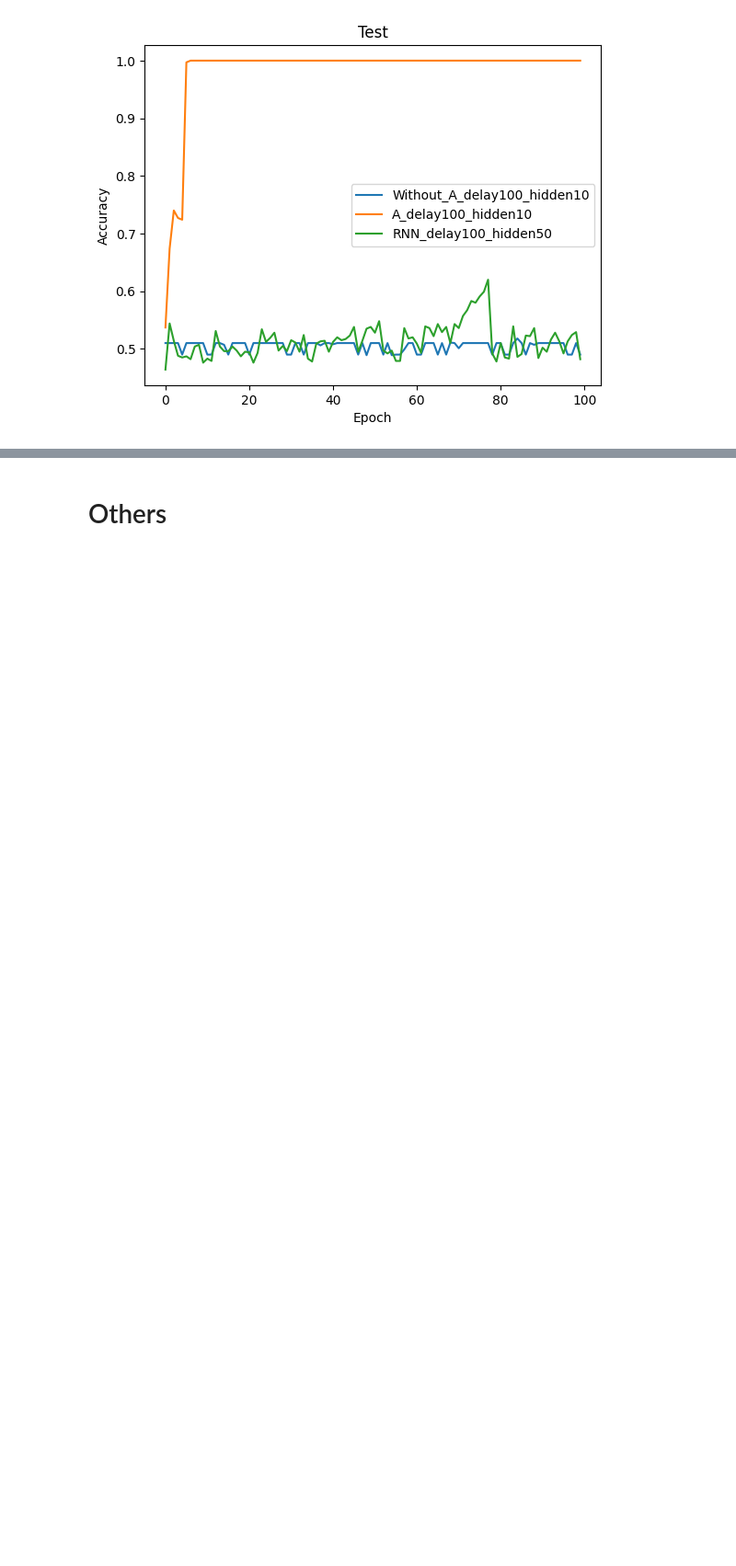
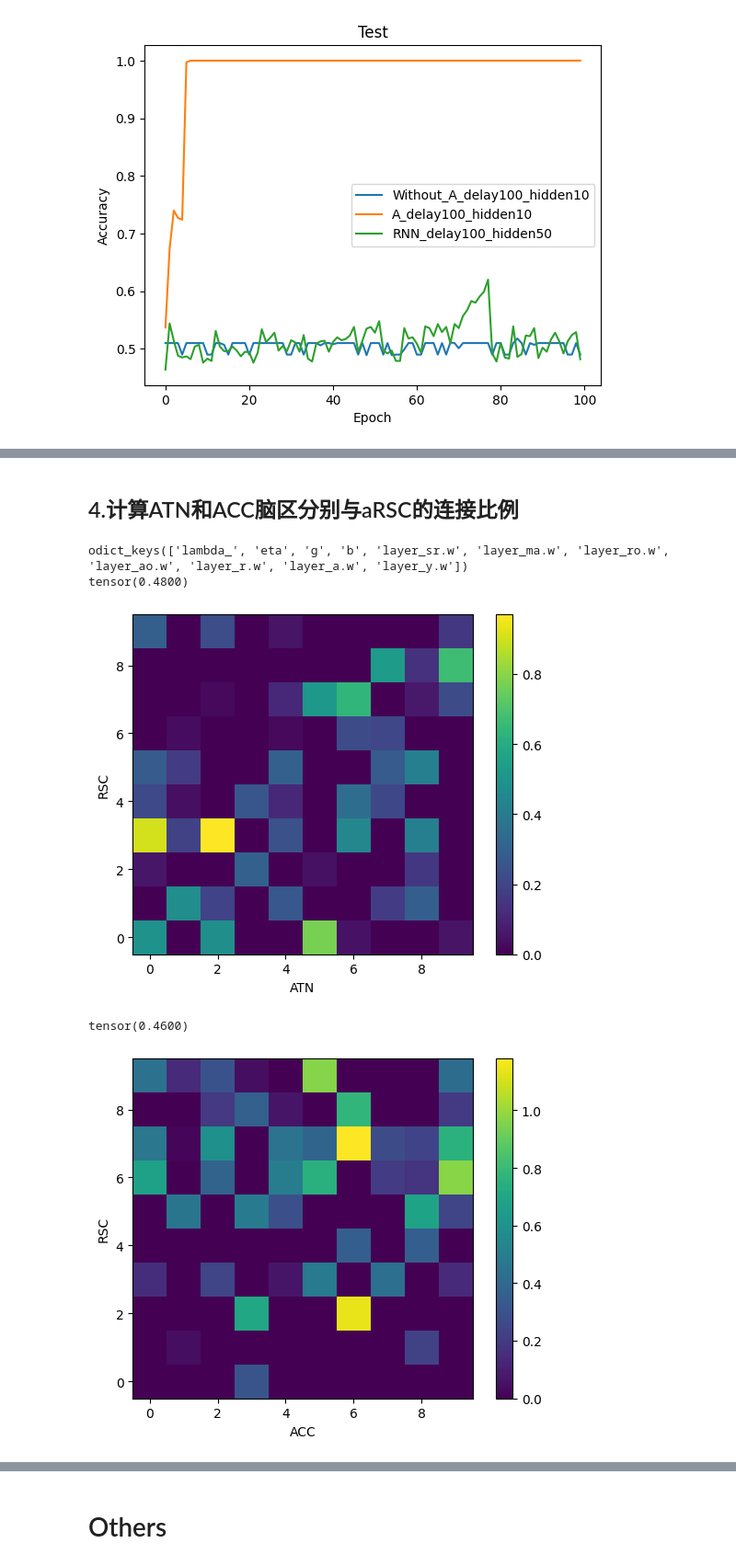
Before and after one commit to jiashuncheng/SCRNN, a Jupyter notebook: plot/plot.ipynb, the cells around one changed output, grey strips where cells are left out. Shown at 92% size. Drawn from its saved outputs; the diff is of its cells as text; code cells hidden in the pictures; blank space fills up the shorter version.

```diff
--- a/plot/plot.ipynb
+++ b/plot/plot.ipynb
@@ -273,0 +396,41 @@ plt.show()
+# %% [markdown]
+## 4.计算ATN和ACC脑区分别与aRSC的连接比例
+# %%
+import torch
+with open('/home/jiashuncheng/code/MANN/results/analyse_100_norm_without_b/model/save.pt', 'rb') as a:
+    b = torch.load(a)
+print(b.keys())
+
+threshold = 0.
+
+fig, ax = plt.subplots()
+ATN_RSC = b['layer_ro.w']
+ATN_RSC[ATN_RSC<threshold] = 0
+prop = 1 - (ATN_RSC==0).sum()/(ATN_RSC.shape[0]*ATN_RSC.shape[1])
+print(prop)
+plt.imshow(ATN_RSC.t())
+ax.invert_yaxis()
+plt.colorbar()
+plt.xlabel('ATN')
+plt.ylabel('RSC')
+plt.show()
+
+fig, ax = plt.subplots()
+with open('/home/jiashuncheng/code/MANN/results/analyse_100_norm_without_b/model/save.pt', 'rb') as a:
+    b = torch.load(a)
+ACC_RSC = b['layer_ao.w']
+ACC_RSC[ACC_RSC<threshold] = 0
+prop = 1 - (ACC_RSC==0).sum()/(ACC_RSC.shape[0]*ACC_RSC.shape[1])
+print(prop)
+plt.imshow(ACC_RSC.t())
+ax.invert_yaxis()
+plt.colorbar()
+plt.xlabel('ACC')
+plt.ylabel('RSC')
+plt.show()
+# %% [output]
+odict_keys(['lambda_', 'eta', 'g', 'b', 'layer_sr.w', 'layer_ma.w', 'layer_ro.w', 'layer_ao.w', 'layer_r.w', 'layer_a.w', 'layer_y.w'])
+tensor(0.4800)
+[figure, added]
+tensor(0.4600)
+[figure, added]
```
Also changed, not shown: parts of 14 cells of this notebook, 5 other files.
